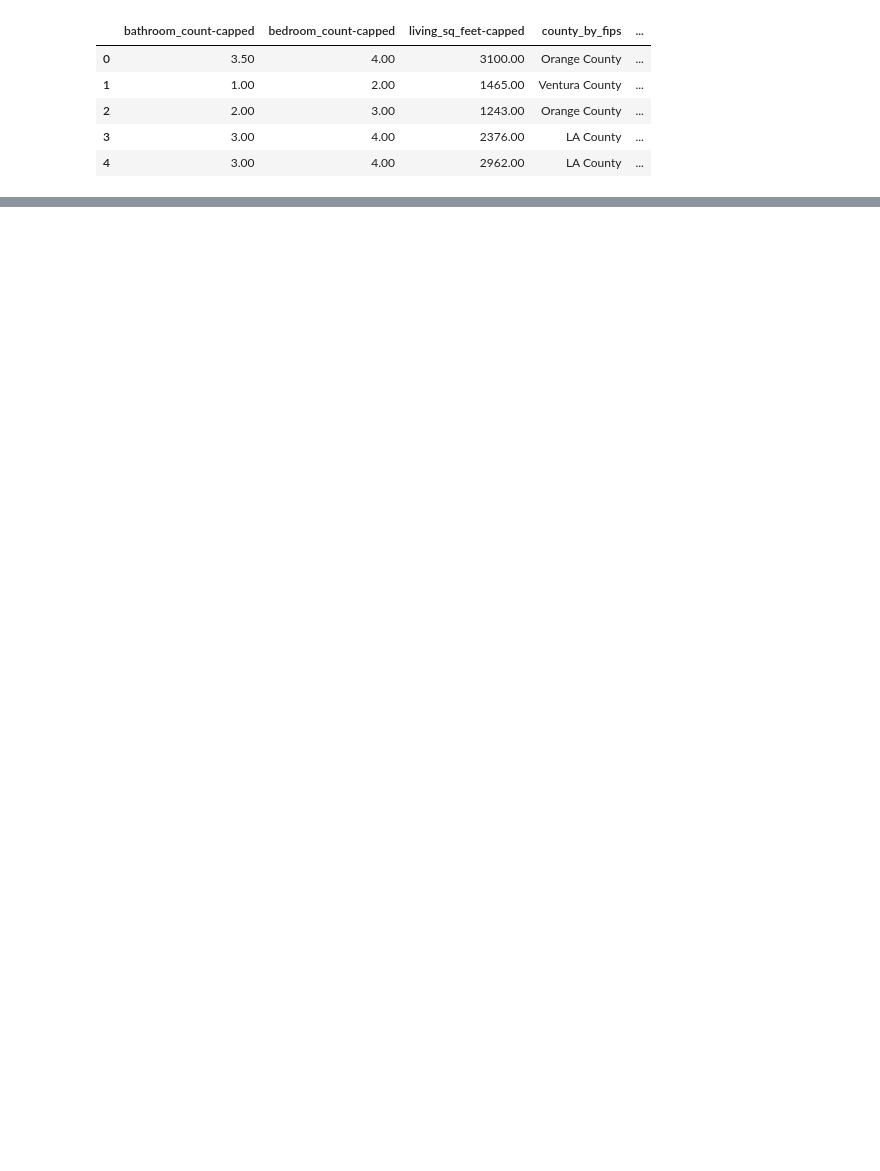
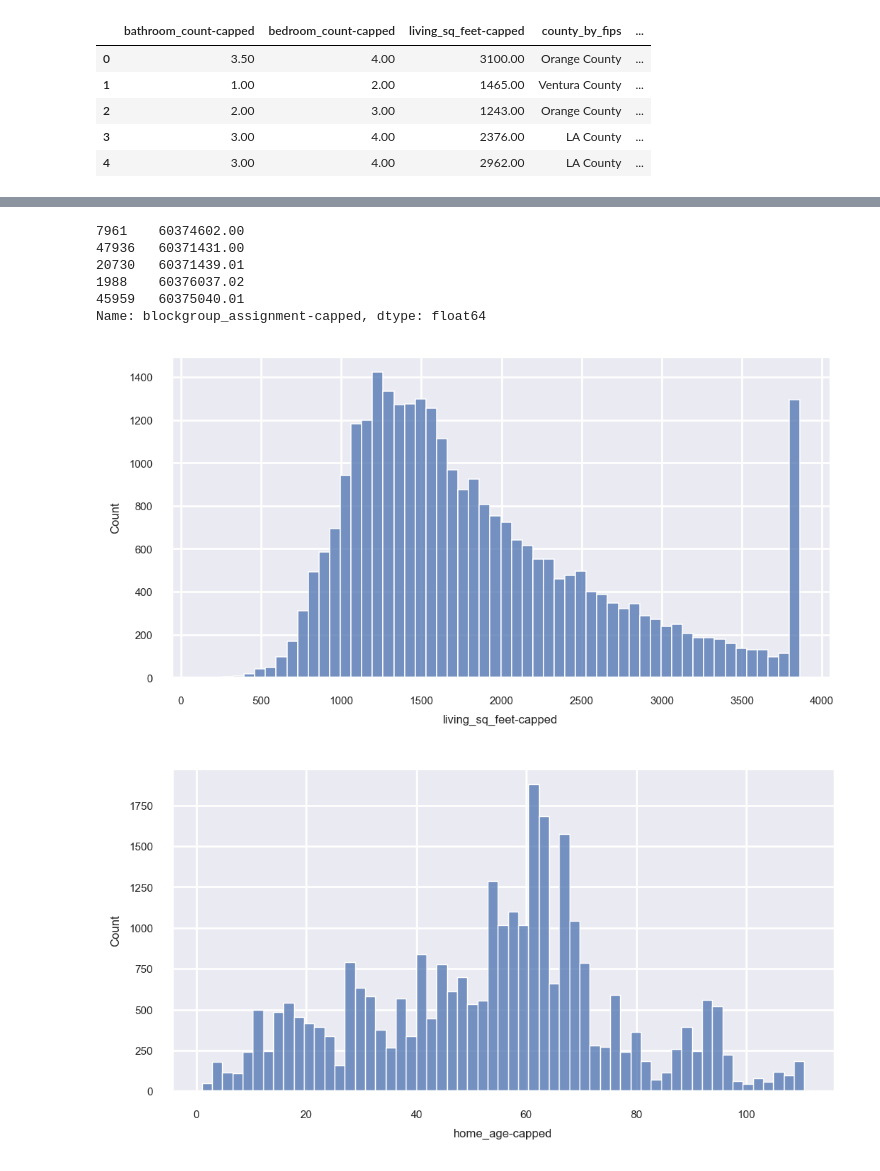
Before and after one commit to mijailmariano/clustering-exercises, a Jupyter notebook: modeling.ipynb, the cells around one changed output, grey strips where cells are left out. Cells and saved outputs as stored; diff of their text form; code cells hidden in the pictures; blank space fills up the shorter version.

```diff
--- a/modeling.ipynb
+++ b/modeling.ipynb
@@ -271,0 +398,18 @@ wrangle.null_df(X_train)
+# %%
+# listing discrete/categorical and continuous features
+
+from pandas.api.types import is_string_dtype
+from pandas.api.types import is_numeric_dtype
+
+disc_features = []
+num_features = []
+
+for col in list(X_train.columns):
+    if is_numeric_dtype(X_train[col]):
+        num_features.append(col)
+
+    else: disc_features.append(col)
+
+print(f'discrete feature:\n{disc_features}')
+print('-------')
+print(f'continuous feature:\n{num_features}')
@@ -271,0 +446,8 @@ wrangle.null_df(X_train)
+# %%
+# let's explore discrete vs. continuous variables/features
+
+for col in list(X_train.columns):
+    print(f'Feature: {col}')
+    print(f'data type: {X_train[col].dtype}')
+    print(f'number of unique values: {X_train[col].nunique()}')
+    print()
@@ -271,0 +472,25 @@ wrangle.null_df(X_train)
+# %%
+# what is block group assignment
+X_train["blockgroup_assignment-capped"].head()
+# %% [output]
+7961    60374602.00
+47936   60371431.00
+20730   60371439.01
+1988    60376037.02
+45959   60375040.01
+Name: blockgroup_assignment-capped, dtype: float64
+# %%
+# let's bin the following features:
+
+# living sq. feet = relative size of the home (<1K, 1-2K, 2-3K, 4K, etc.)
+# home age = relative age of the home (e.g., recent build, mid-century, early-century, last-century, etc.)
+
+for col in X_train[["living_sq_feet-capped", "home_age-capped"]]:
+    plt.figure(figsize = (6, 3))
+    sns.set(font_scale = .5)
+
+    sns.histplot(X_train[col])
+    plt.show()
+# %% [output]
+[figure, added]
+[figure, added]
```
Also changed, not shown: parts of 32 cells of this notebook, 1 other file.
